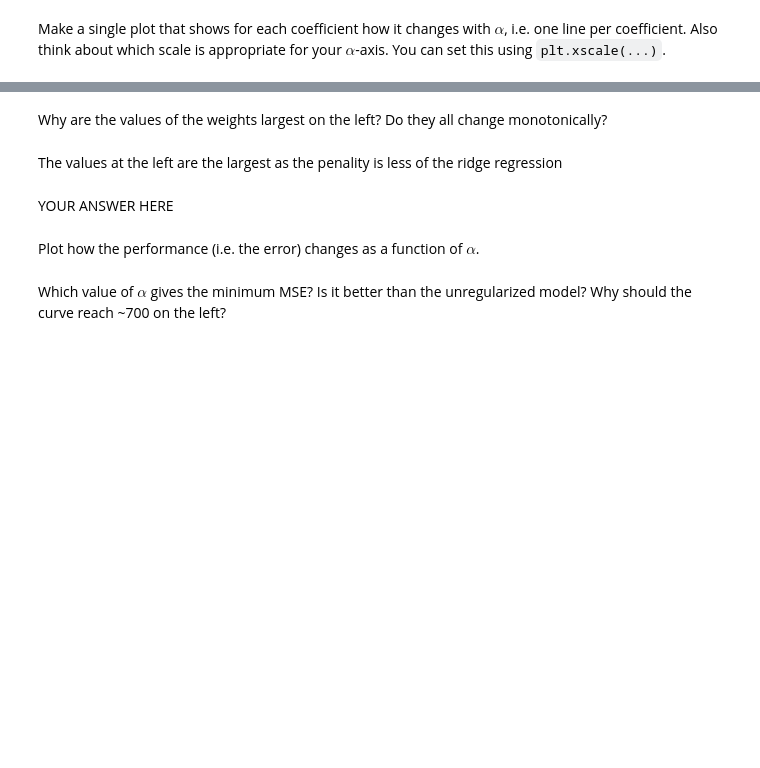
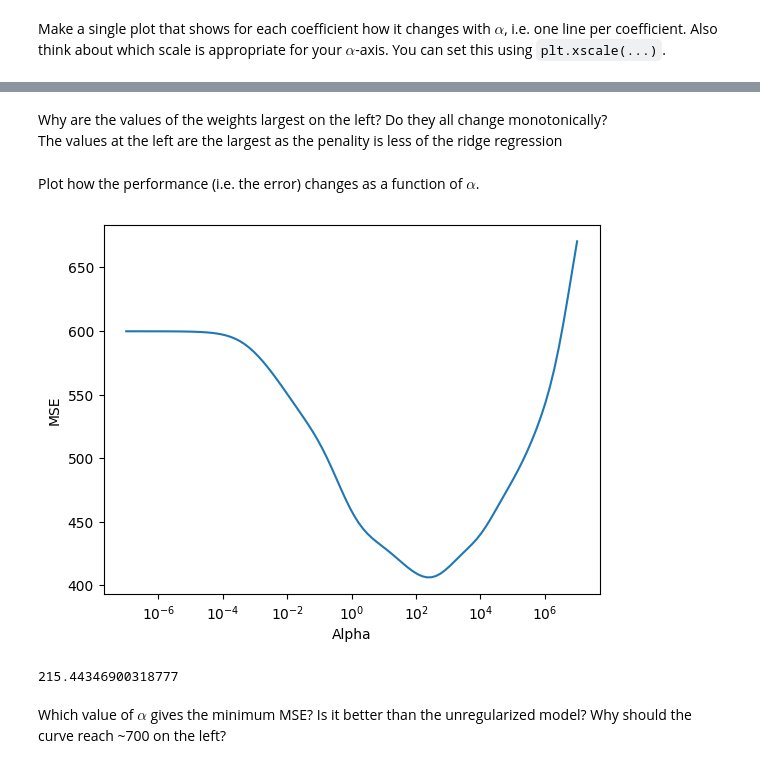
Before and after one commit to PratikHdhameliya/Machine-Learning, a Jupyter notebook: ML-Ex-1.ipynb, the cells around one changed output, grey strips where cells are left out. Cells and saved outputs as stored; diff of their text form; code cells hidden in the pictures; blank space fills up the shorter version.

```diff
--- a/ML-Ex-1.ipynb
+++ b/ML-Ex-1.ipynb
@@ -107,13 +137,14 @@ import math
 def normalize(data):
     data_normalized = data.copy()
     for i in range(data.shape[1]):
-        ;mean = data[:,i].mean()
+        mean = data[:,i].mean()
         std = np.std(data[:,i])
         data_normalized[:,i] = (data[:,i] - mean) / std
     return data_normalized
 
 normalized_data = normalize(X_train_full)
 normalized_test_data = normalize(X_test)
+
 for i in range(5):
     mean_bf = np.mean(X_train_full[:,i])
     mean_af = np.mean(normalized_data[:,i])
@@ -364,23 +439,23 @@ plt.show()
 # %% [markdown]
-Why are the values of the weights largest on the left? Do they all change monotonically?
+Why are the values of the weights largest on the left? Do they all change monotonically? \
+The values at the left are the largest as the penality is less of the ridge regression
-# %% [markdown]
-The values at the left are the largest as the penality is less of the ridge regression
-# %% [markdown]
-YOUR ANSWER HERE
 # %% [markdown]
 Plot how the performance (i.e. the error) changes as a function of $\alpha$.
 # %%
 # Plot of MSE  vs. alphas
-plt.plot(alphas,array_error,label='coef_{}'.format(i+1) )
+plt.plot(alphas,array_error)
 
 plt.xscale('log')
 plt.xlabel('Alpha')
 plt.ylabel('MSE')
-plt.legend()
+#plt.legend()
 plt.show()
 
 min_idx = np.argmin(array_error)
 print(alphas[min_idx])
+# %% [output]
+[figure, added]
+215.44346900318777
 # %% [markdown]
 Which value of $\alpha$ gives the minimum MSE? Is it better than the unregularized model? Why should the curve reach ~700 on the left?
 # %% [markdown]
```
Also changed, not shown: parts of 28 cells of this notebook, 1 other file.
